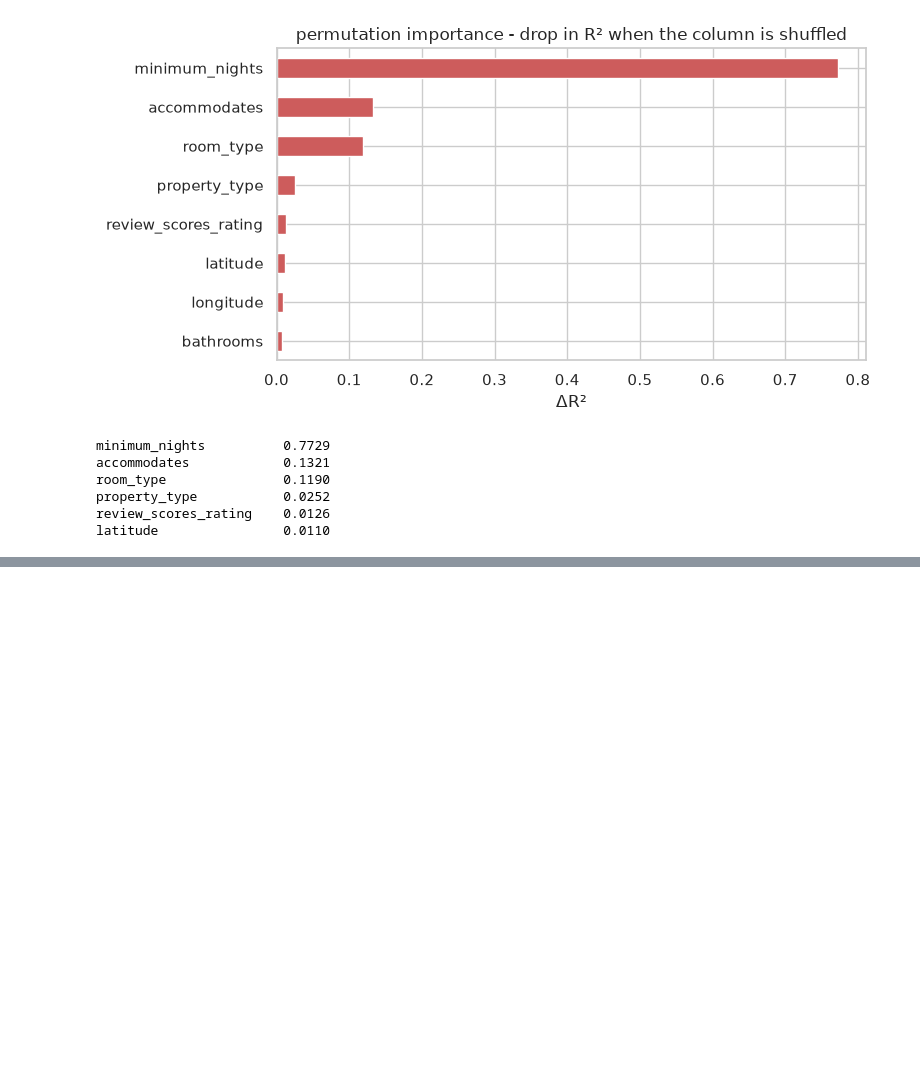
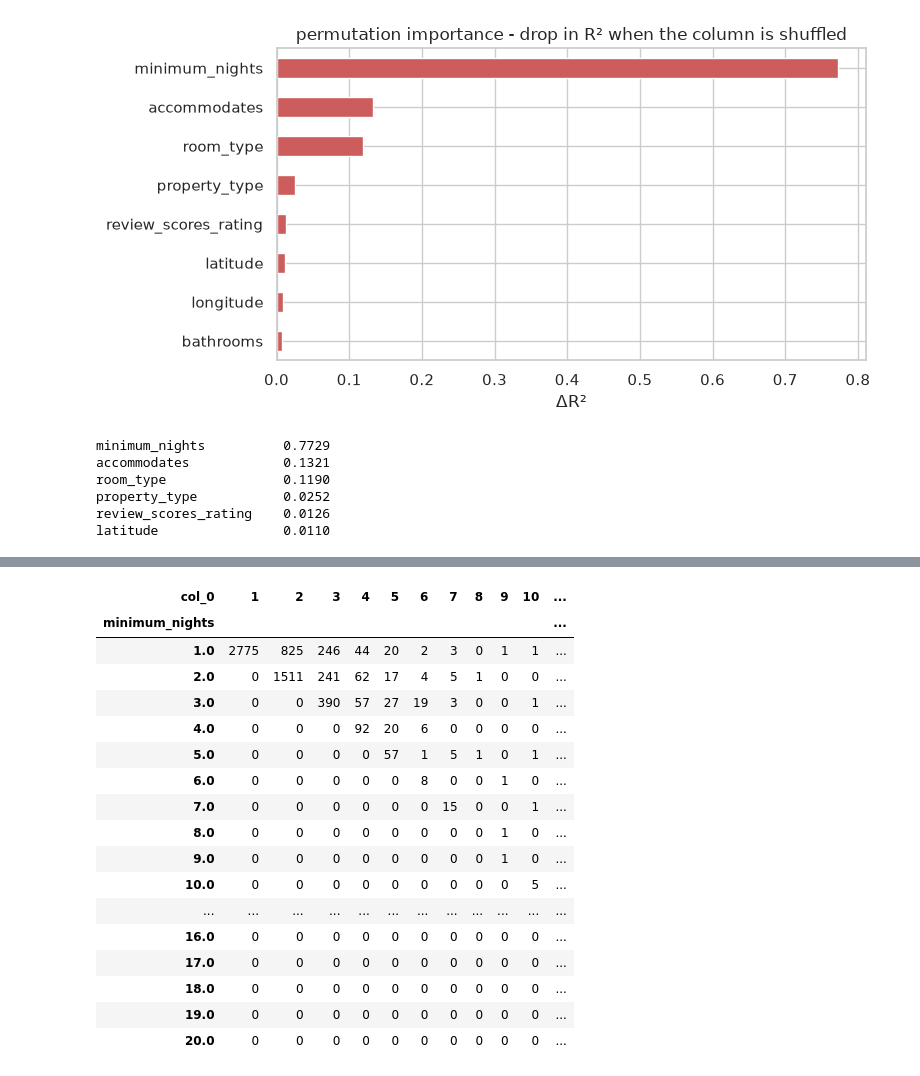
Before and after one commit to Mantasarr/DS-ML-DL-Course-Masters1-MIAS, a Jupyter notebook: notebooks/Sessions.ipynb, the cells around one changed output, grey strips where cells are left out. Saved outputs shown, nothing was run; the diff lists cells and outputs as text; code cells hidden in the pictures; blank space fills up the shorter version.

```diff
--- a/notebooks/Sessions.ipynb
+++ b/notebooks/Sessions.ipynb
@@ -2812,0 +2804,13 @@ print(ranked.head(6).round(4).to_string())
+# %%
+quote_nights = (
+    pd.to_datetime(work["price_quote_checkout_date"])
+    - pd.to_datetime(work["price_quote_checkin_date"])
+).dt.days
+
+work[[
+    "price_quote_checkin_date",
+    "price_quote_checkout_date",
+    "minimum_nights"
+]].assign(
+    quote_nights=quote_nights
+).head(20)
@@ -2812,0 +2835,24 @@ print(ranked.head(6).round(4).to_string())
+# %%
+pd.crosstab(
+    work["minimum_nights"],
+    quote_nights
+).head(20)
+# %% [output]
+| col_0 | 1 | 2 | 3 | 4 | 5 | 6 | 7 | 8 | 9 | 10 | ... |
+| minimum_nights |  |  |  |  |  |  |  |  |  |  | ... |
+| 1.0 | 2775 | 825 | 246 | 44 | 20 | 2 | 3 | 0 | 1 | 1 | ... |
+| 2.0 | 0 | 1511 | 241 | 62 | 17 | 4 | 5 | 1 | 0 | 0 | ... |
+| 3.0 | 0 | 0 | 390 | 57 | 27 | 19 | 3 | 0 | 0 | 1 | ... |
+| 4.0 | 0 | 0 | 0 | 92 | 20 | 6 | 0 | 0 | 0 | 0 | ... |
+| 5.0 | 0 | 0 | 0 | 0 | 57 | 1 | 5 | 1 | 0 | 1 | ... |
+| 6.0 | 0 | 0 | 0 | 0 | 0 | 8 | 0 | 0 | 1 | 0 | ... |
+| 7.0 | 0 | 0 | 0 | 0 | 0 | 0 | 15 | 0 | 0 | 1 | ... |
+| 8.0 | 0 | 0 | 0 | 0 | 0 | 0 | 0 | 0 | 1 | 0 | ... |
+| 9.0 | 0 | 0 | 0 | 0 | 0 | 0 | 0 | 0 | 1 | 0 | ... |
+| 10.0 | 0 | 0 | 0 | 0 | 0 | 0 | 0 | 0 | 0 | 5 | ... |
+| ... | ... | ... | ... | ... | ... | ... | ... | ... | ... | ... | ... |
+| 16.0 | 0 | 0 | 0 | 0 | 0 | 0 | 0 | 0 | 0 | 0 | ... |
+| 17.0 | 0 | 0 | 0 | 0 | 0 | 0 | 0 | 0 | 0 | 0 | ... |
+| 18.0 | 0 | 0 | 0 | 0 | 0 | 0 | 0 | 0 | 0 | 0 | ... |
+| 19.0 | 0 | 0 | 0 | 0 | 0 | 0 | 0 | 0 | 0 | 0 | ... |
+| 20.0 | 0 | 0 | 0 | 0 | 0 | 0 | 0 | 0 | 0 | 0 | ... |
```
Also changed, not shown: parts of 19 cells of this notebook.
